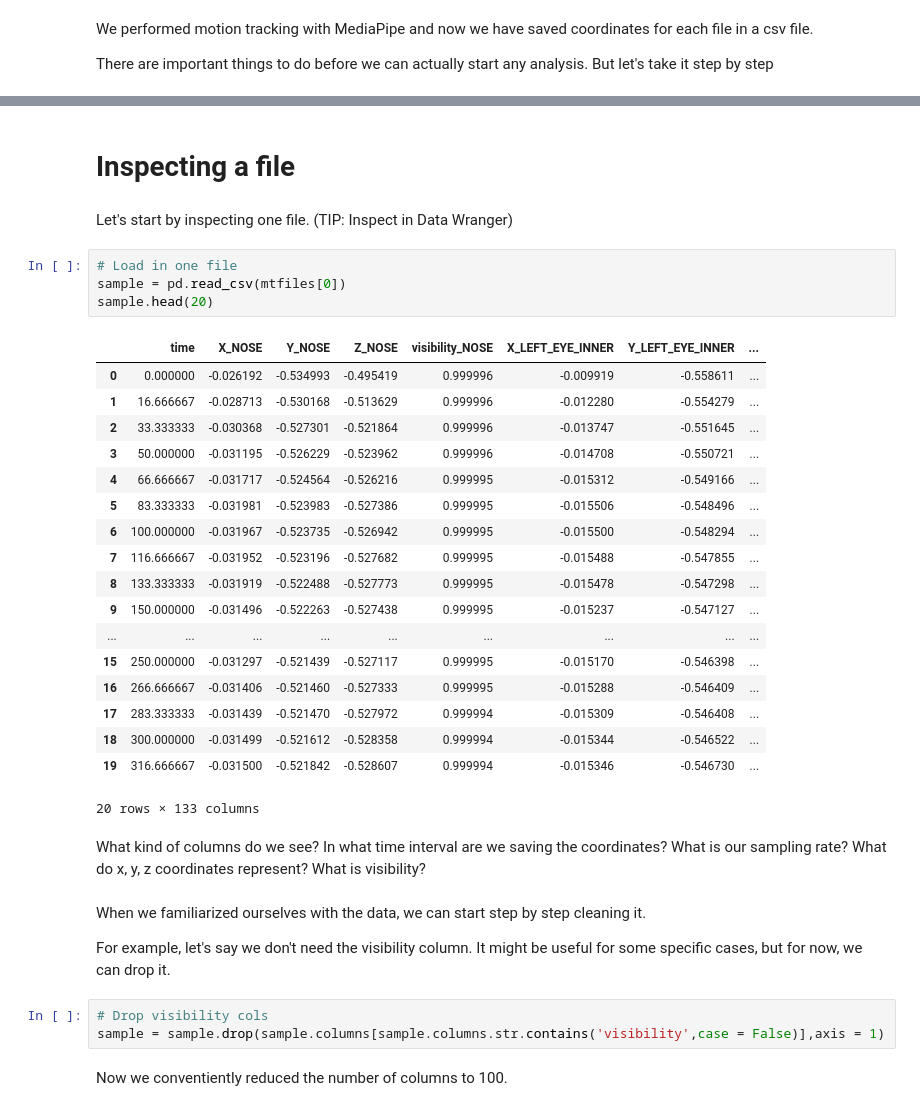
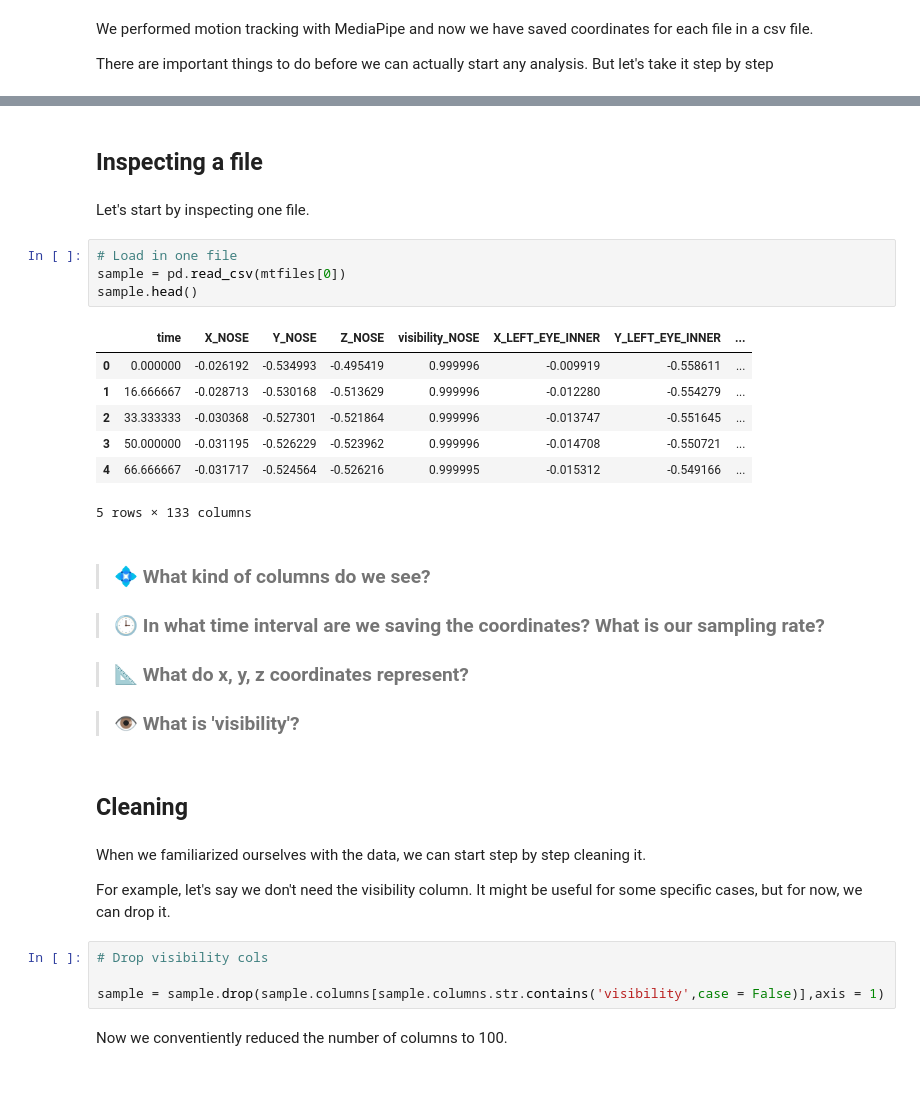
Before and after one commit to sarkadava/MotionTrackingPipeline_ProDiGe2025, a Jupyter notebook: 02_Motion-processing.ipynb, the cells around one changed output, grey strips where cells are left out. Drawn from its saved outputs; the diff is of its cells as text; blank space fills up the shorter version.

```diff
--- a/02_Motion-processing.ipynb
+++ b/02_Motion-processing.ipynb
@@ -40,43 +39,38 @@ Motion-tracking files found:
 Video files found:
 ['c:\\Users\\kadava\\Documents\\Github\\MotionTrackingPipeline_ProDiGe2025\\ToTrack\\0_1_pr_36_p0_snijden_gebaren_video_raw_cam2.avi', 'c:\\Users\\kadava\\Documents\\Github\\MotionTrackingPipeline_Pro ...
 # %% [markdown]
-# Inspecting a file
+## Inspecting a file
 # %% [markdown]
-Let's start by inspecting one file. (TIP: Inspect in Data Wranger)
+Let's start by inspecting one file.
 # %%
 # Load in one file
 sample = pd.read_csv(mtfiles[0])
-sample.head(20)
+sample.head()
 # %% [output]
 |  | time | X_NOSE | Y_NOSE | Z_NOSE | visibility_NOSE | X_LEFT_EYE_INNER | Y_LEFT_EYE_INNER | ... |
 | 0 | 0.000000 | -0.026192 | -0.534993 | -0.495419 | 0.999996 | -0.009919 | -0.558611 | ... |
 | 1 | 16.666667 | -0.028713 | -0.530168 | -0.513629 | 0.999996 | -0.012280 | -0.554279 | ... |
 | 2 | 33.333333 | -0.030368 | -0.527301 | -0.521864 | 0.999996 | -0.013747 | -0.551645 | ... |
 | 3 | 50.000000 | -0.031195 | -0.526229 | -0.523962 | 0.999996 | -0.014708 | -0.550721 | ... |
 | 4 | 66.666667 | -0.031717 | -0.524564 | -0.526216 | 0.999995 | -0.015312 | -0.549166 | ... |
-| 5 | 83.333333 | -0.031981 | -0.523983 | -0.527386 | 0.999995 | -0.015506 | -0.548496 | ... |
-| 6 | 100.000000 | -0.031967 | -0.523735 | -0.526942 | 0.999995 | -0.015500 | -0.548294 | ... |
-| 7 | 116.666667 | -0.031952 | -0.523196 | -0.527682 | 0.999995 | -0.015488 | -0.547855 | ... |
-| 8 | 133.333333 | -0.031919 | -0.522488 | -0.527773 | 0.999995 | -0.015478 | -0.547298 | ... |
-| 9 | 150.000000 | -0.031496 | -0.522263 | -0.527438 | 0.999995 | -0.015237 | -0.547127 | ... |
-| ... | ... | ... | ... | ... | ... | ... | ... | ... |
-| 15 | 250.000000 | -0.031297 | -0.521439 | -0.527117 | 0.999995 | -0.015170 | -0.546398 | ... |
-| 16 | 266.666667 | -0.031406 | -0.521460 | -0.527333 | 0.999995 | -0.015288 | -0.546409 | ... |
-| 17 | 283.333333 | -0.031439 | -0.521470 | -0.527972 | 0.999994 | -0.015309 | -0.546408 | ... |
-| 18 | 300.000000 | -0.031499 | -0.521612 | -0.528358 | 0.999994 | -0.015344 | -0.546522 | ... |
-| 19 | 316.666667 | -0.031500 | -0.521842 | -0.528607 | 0.999994 | -0.015346 | -0.546730 | ... |
-20 rows × 133 columns
+5 rows × 133 columns
 # %% [markdown]
-What kind of columns do we see?
-In what time interval are we saving the coordinates? What is our sampling rate?
-What do x, y, z coordinates represent?
-What is visibility?
+> ### 💠 What kind of columns do we see?
+
+> ### 🕒 In what time interval are we saving the coordinates? What is our sampling rate?
+
+> ### 📐 What do x, y, z coordinates represent?
+
+> ### 👁️ What is 'visibility'?
+# %% [markdown]
+## Cleaning
 # %% [markdown]
 When we familiarized ourselves with the data, we can start step by step cleaning it.
 
 For example, let's say we don't need the visibility column. It might be useful for some specific cases, but for now, we can drop it.
 # %%
 # Drop visibility cols
+
 sample = sample.drop(sample.columns[sample.columns.str.contains('visibility',case = False)],axis = 1)
 # %% [markdown]
 Now we conventiently reduced the number of columns to 100.
```
Also changed, not shown: parts of 35 cells of this notebook, 24 other files.
